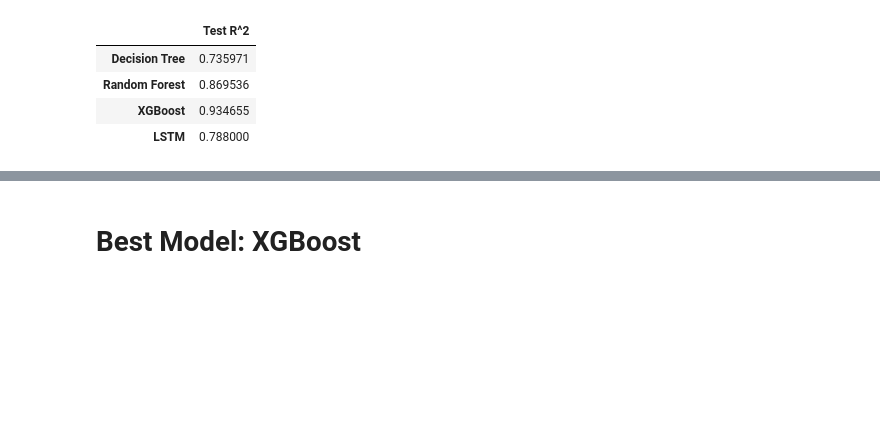
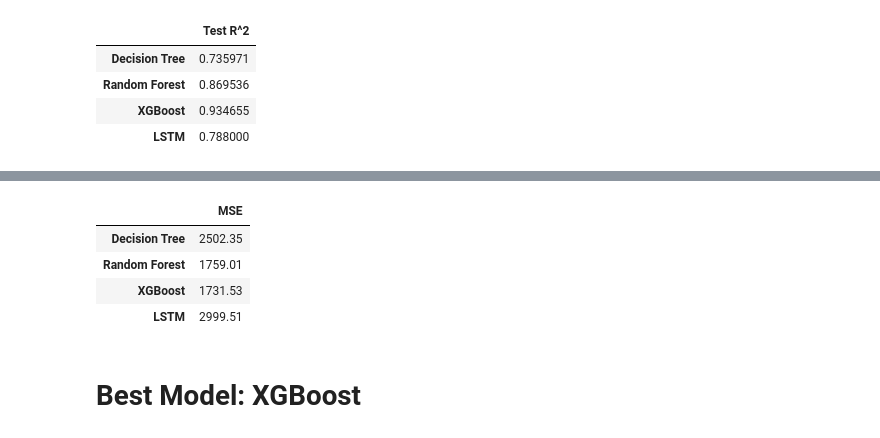
Before and after one commit to Marcel3333/TimeSeriesAnalysisProject, a Jupyter notebook: starter-notebook.ipynb, the cells around one changed output, grey strips where cells are left out. Saved outputs shown, nothing was run; the diff lists cells and outputs as text; code cells hidden in the pictures; blank space fills up the shorter version.

```diff
--- a/starter-notebook.ipynb
+++ b/starter-notebook.ipynb
@@ -478,3 +508,26 @@ Model_Performance4
+# %%
+Model_Performance4= {
+
+                      'MSE':
+
+                        {
+                        "Decision Tree" : np.sqrt(metrics.mean_squared_error(y_test,Tree_pred)),
+                        "Random Forest" : np.sqrt(metrics.mean_squared_error(y_test,RF_predict)),
+                         "XGBoost" : np.sqrt(metrics.mean_squared_error(y_test,XGB_predict)),
+                        "LSTM" : np.sqrt(metrics.mean_squared_error(y_test[2:],LSTM_predict))}
+
+                    }
+
+# create dataframe from dictionary
+Model_Performance4 = pd.DataFrame(data=Model_Performance4)
+pd.options.display.float_format = '{:.2f}'.format
+Model_Performance4
+# %% [output]
+|  | MSE |
+| Decision Tree | 2502.35 |
+| Random Forest | 1759.01 |
+| XGBoost | 1731.53 |
+| LSTM | 2999.51 |
 # %% [markdown]
 # Best Model: XGBoost
 # %%
```
Also changed, not shown: parts of 25 cells of this notebook.
